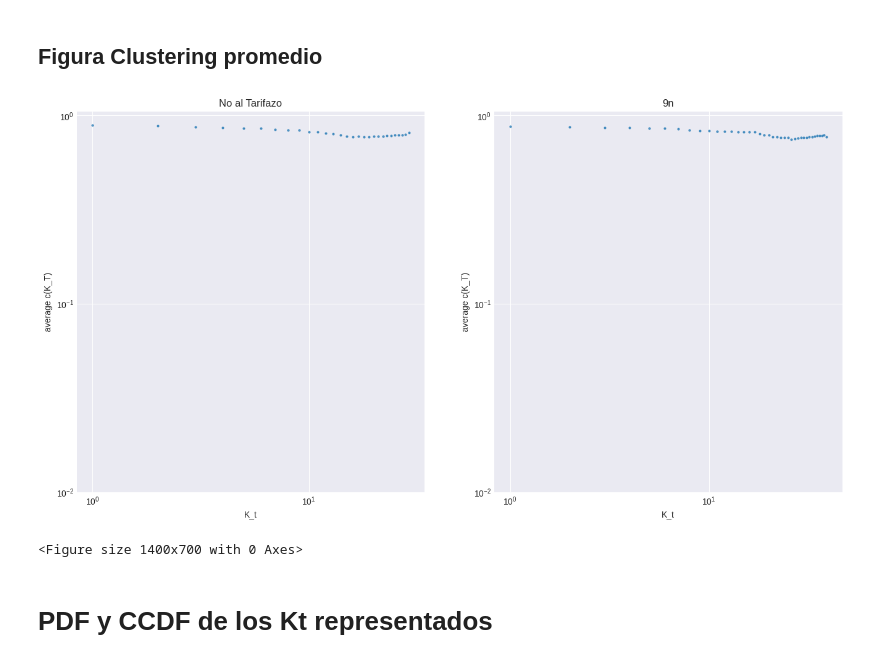
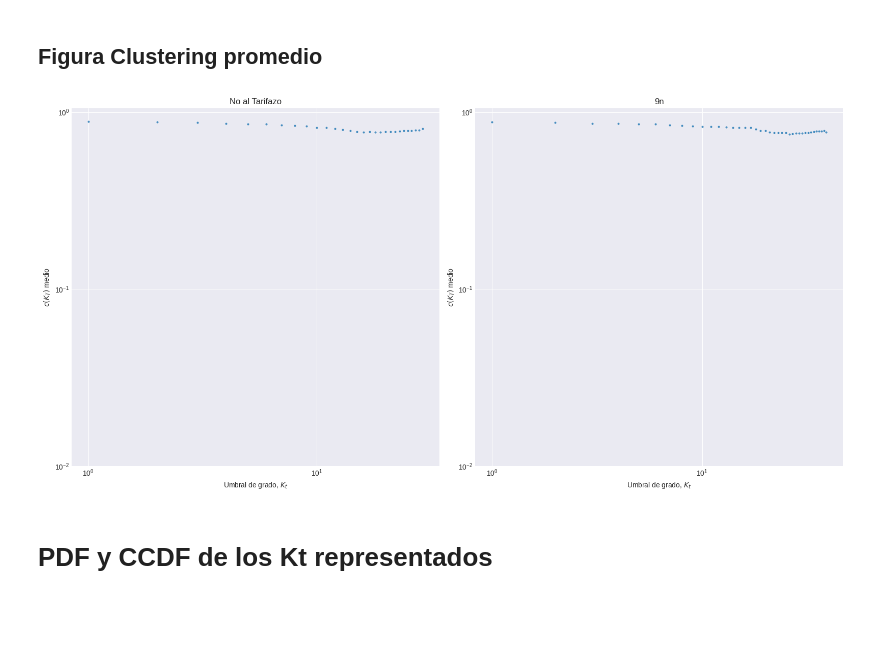
Before and after one commit to Manusua/TFM_Manuel_Suarez_Roman, a Jupyter notebook: Self similarity in graphs.ipynb, the cells around one changed output. Drawn from its saved outputs; the diff is of its cells as text; code cells hidden in the pictures; blank space fills up the shorter version.

```diff
--- a/Self similarity in graphs.ipynb
+++ b/Self similarity in graphs.ipynb
@@ -491,11 +461,7 @@ from mpl_toolkits.axes_grid1.inset_locator import inset_axes
 # %%
-def calc_plots(name_graph, MAX_UMBRAL, graphs_folder, measures_name, deg=True, mode="h"):
-    G = load_graph(name_graph, graphs_folder)
-    return calc_clust(G, MAX_UMBRAL, measures_name, deg=deg, mode=mode)
-
 # MAX_UMBRAL es el máximo K_T que vamos a usar para generar subgrafos
 MAX_UMBRAL = 500
 
 # Seleccionamos el fichero correspondiente a la manifestación social de la que queremos sacar la red y seleccionamos la hora que queremos estudiar
-dict_tres_avg_clust_fig2e_nat_h, dict_norm_int_deg_fig2a_nat_h = calc_plots("429624", MAX_UMBRAL, "graphs/nodes_hashtag/nat/", "measures/nat/429624", deg=True)
-dict_tres_avg_clust_fig2e_9n_h, dict_norm_int_deg_fig2a_9n_h = calc_plots("437037", MAX_UMBRAL, "graphs/nodes_hashtag/9n/", "measures/9n/437037", deg=True)
+dict_thres_avg_clust_nat_h, dict_norm_int_deg_nat_h = calc_self_sim("429624", MAX_UMBRAL, "nat/")
+dict_thres_avg_clust_9n_h, dict_norm_int_deg_9n_h = calc_self_sim("437037", MAX_UMBRAL, "9n/")
@@ -567,63 +530,56 @@ plt.show()
 # %% [markdown]
 ## Figura Clustering promedio
 # %%
-alpha = 0.7
+plt.style.use('seaborn-v0_8-darkgrid')
 
-arr_kt_plot_nat = [5,10,15,20,25,30,35,40]
-arr_kt_plot_9n = [5,10,15,20,25,30,35,40]
+# Máximos valores de Kt identificados para uqe no se observen errores de tamaño finito
 supreme_nat = 30
 supreme_9n = 40
-# Dado un diccionario con K_t como claves y como valores diccionarios con internal degrees como clave y la media de coeficiente de clusterización
-# de los nodos que tienen dicho internal degree como valor, plotea el scatter con la clave en eje X y los valores en eje Y
-# Plotea tantos tipos como elementos haya en arr_index(esos indices en concreto)
-
 
 markers = get_all_markers()
+alpha = 0.7
 
 fig, (ax1, ax2) = plt.subplots(1, 2)
 fig.set_size_inches(16,8)
-
-plt.styfig = plt.figure(figsize=(14,7))
-plt.style.use('seaborn-v0_8-darkgrid')
 
 ax1.set_xscale('log')
 ax1.set_yscale('log')
 ax1.set_ylim(0.01, 1.05)
 
 # Obtener las claves y los valores del diccionario
-kt_nat = list(dict_tres_avg_clust_fig2e_nat_h.keys())[:supreme_nat]
-clust_nat = list(dict_tres_avg_clust_fig2e_nat_h.values())[:supreme_nat]
+kt_nat = list(dict_thres_avg_clust_nat_h.keys())[:supreme_nat]
+clust_nat = list(dict_thres_avg_clust_nat_h.values())[:supreme_nat]
 
 ax1.scatter(kt_nat, clust_nat, s=4, alpha=alpha)
 
-ax1.set_xlabel("K_t")
-ax1.set_ylabel("average c(K_T)")
+ax1.set_xlabel("Umbral de grado, $K_t$")
+ax1.set_ylabel("$c(K_T)$ medio")
 #ax1.legend(["max K_t posible: " + str(int(max(kt_nat)))])
 ax1.set_title("No al Tarifazo")
 
 
 ax2.set_xscale('log')
 ax2.set_yscale('log')
 ax2.set_ylim(0.01, 1.05)
 
 
 # Obtener las claves y los valores del diccionario
-kt_9n = list(dict_tres_avg_clust_fig2e_9n_h.keys())[:supreme_9n]
-clust_9n = list(dict_tres_avg_clust_fig2e_9n_h.values())[:supreme_9n]
+kt_9n = list(dict_thres_avg_clust_9n_h.keys())[:supreme_9n]
+clust_9n = list(dict_thres_avg_clust_9n_h.values())[:supreme_9n]
 
 ax2.scatter(kt_9n, clust_9n, s=4, alpha=alpha)
 
-ax2.set_xlabel("K_t")
-ax2.set_ylabel("average c(K_T)")
+ax2.set_xlabel("Umbral de grado, $K_t$")
+ax2.set_ylabel("$c(K_T)$ medio")
 #ax2.legend(["max K_t posible: " + str(int(max(kt_9n)))])
 ax2.set_title("9n")
 
 
-
+plt.tight_layout()
+plt.savefig(plots_folder + "avg_clust_kt.png")
 plt.show()
 # %% [output]
-[figure, old version]
+[figure, new version]
-<Figure size 1400x700 with 0 Axes>
 # %% [markdown]
 # PDF y CCDF de los Kt representados
 # %%
```
Also changed, not shown: parts of 32 cells of this notebook, 12 other files.
